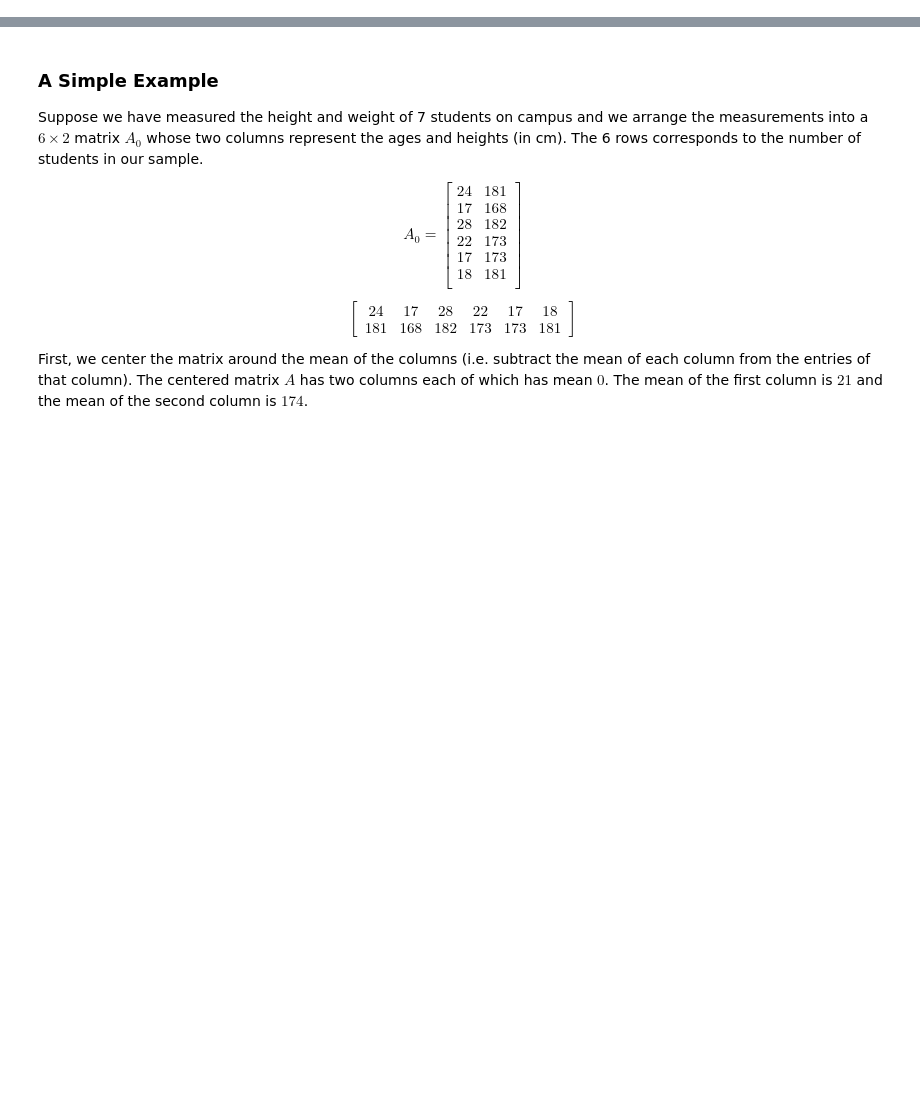
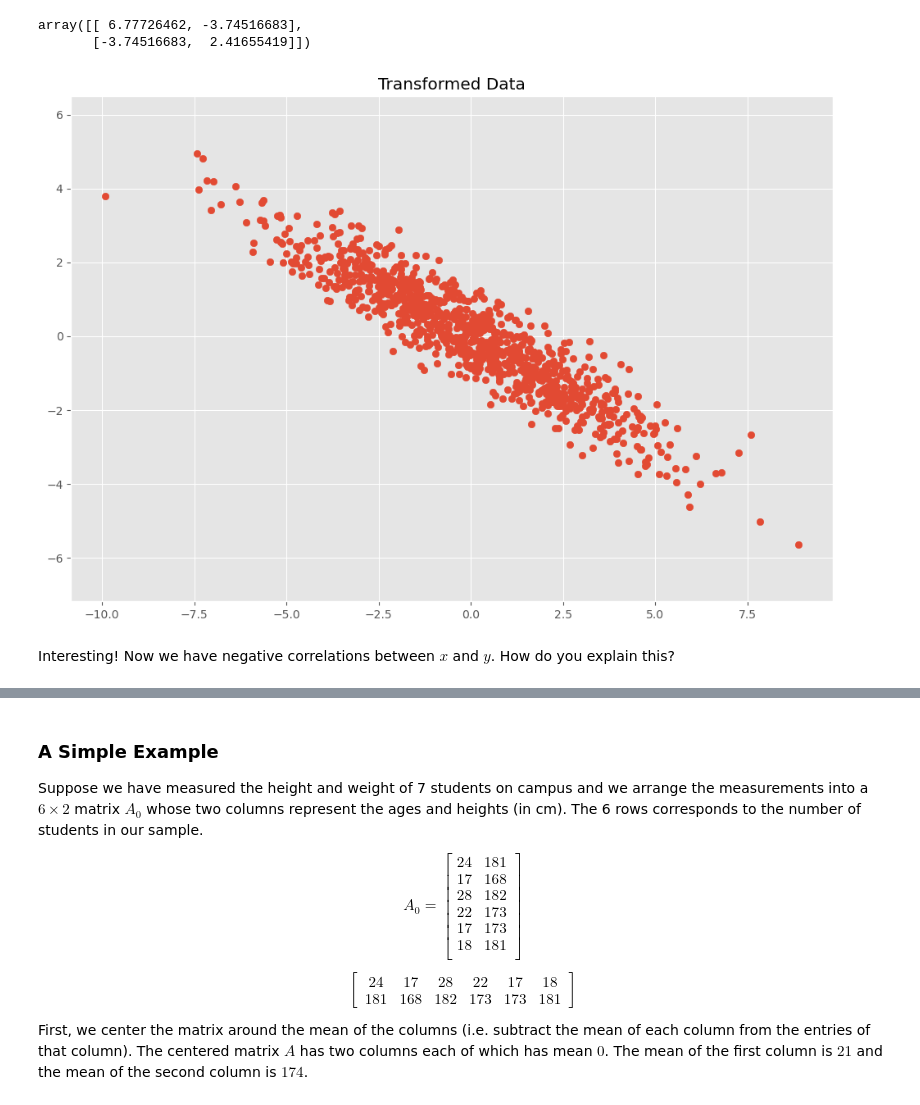
Before and after one commit to sinhp/mcfds, a Jupyter notebook: pca.ipynb, the cells around one changed output, grey strips where cells are left out. Cells and saved outputs as stored; diff of their text form; code cells hidden in the pictures; blank space fills up the shorter version.

```diff
--- a/pca.ipynb
+++ b/pca.ipynb
@@ -240,0 +424,21 @@ array([[0.96373673, 0.06211185],
+# %%
+# Rotation matrix
+theta = 0.666666*np.pi
+c, s = np.cos(theta), np.sin(theta)
+Rot = np.array([[c, -s], [s, c]])
+
+# Apply transformation matrix to X
+Z = Y.dot(Rot)
+
+plt.scatter(Z[:, 0], Z[:, 1])
+plt.title('Transformed Data')
+plt.axis('equal');
+
+# Calculate covariance matrix
+np.cov(Z.T)
+# %% [output]
+array([[ 6.77726462, -3.74516683],
+       [-3.74516683,  2.41655419]])
+[figure, added]
+# %% [markdown]
+Interesting! Now we have negative correlations between $x$ and $y$. How do you explain this?
```
Also changed, not shown: parts of 14 cells of this notebook.
